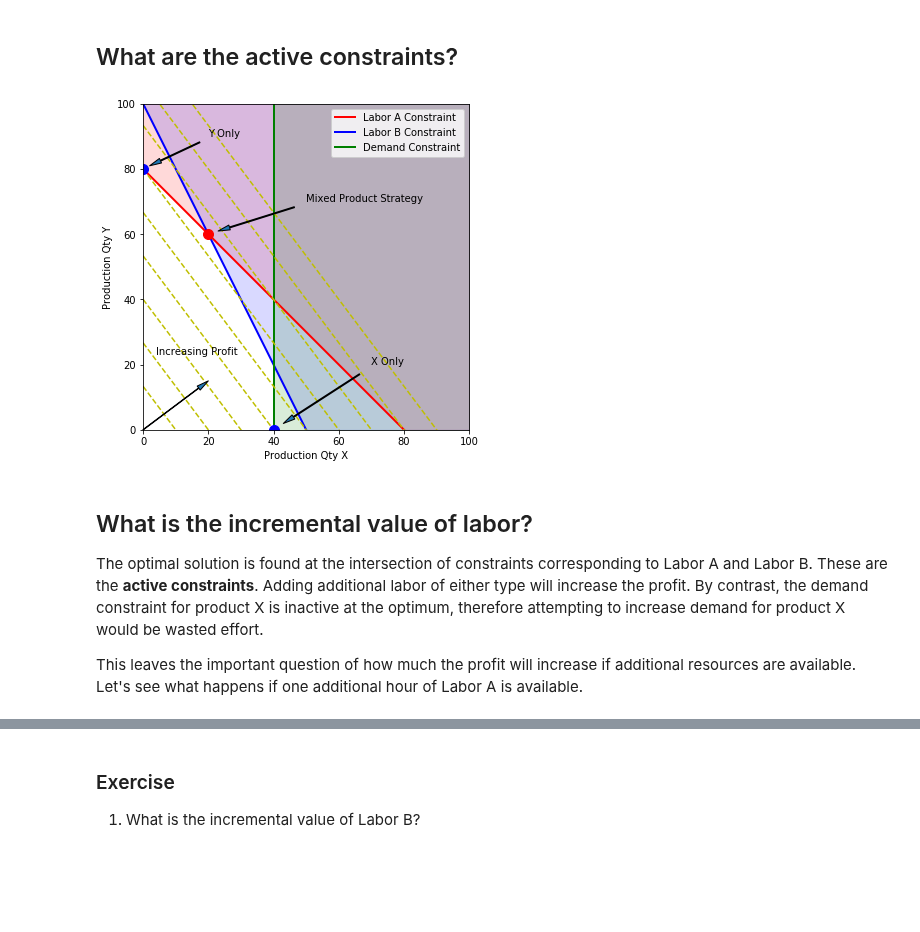
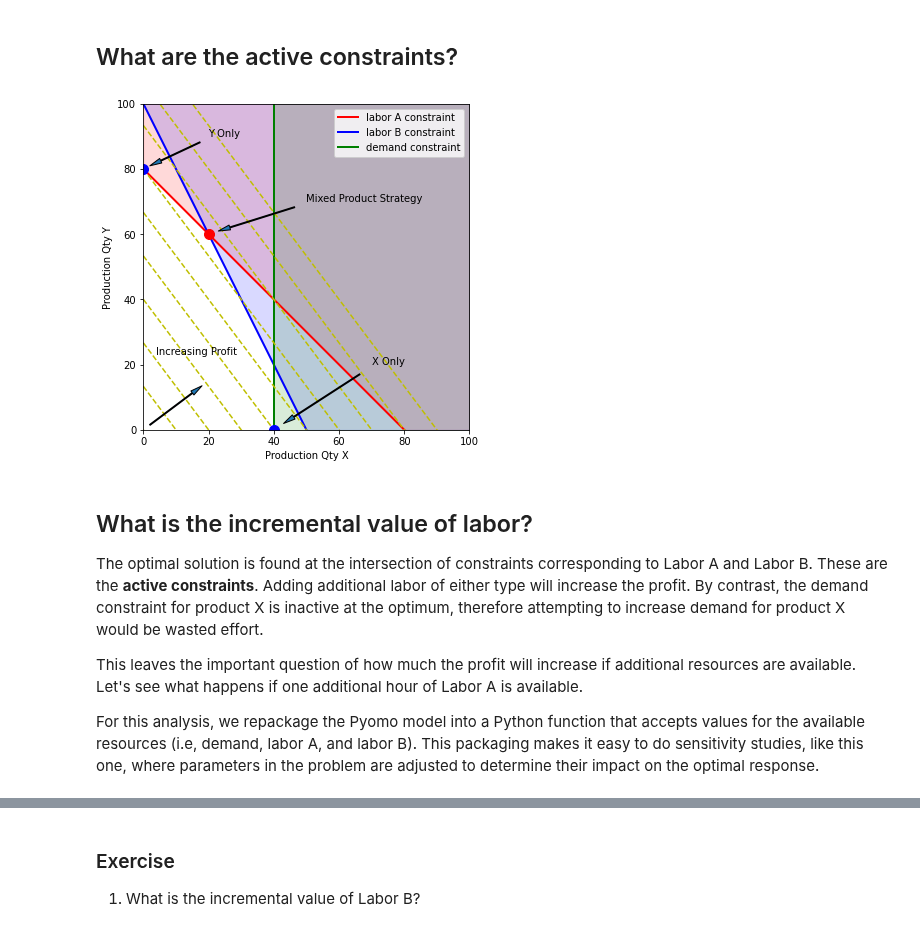
Before and after one commit to jckantor/cbe30338-book, a Jupyter notebook: _build/jupyter_execute/notebooks/05.01-Linear-Production-Model.ipynb, the cells around one changed output, grey strips where cells are left out. Saved outputs shown, nothing was run; the diff lists cells and outputs as text; code cells hidden in the pictures; blank space fills up the shorter version.

```diff
--- a/_build/jupyter_execute/notebooks/05.01-Linear-Production-Model.ipynb
+++ b/_build/jupyter_execute/notebooks/05.01-Linear-Production-Model.ipynb
@@ -208,62 +168,63 @@ The mixed product strategy earns more profit than either of the single product s
 # %% [markdown]
 ## What are the active constraints?
 # %%
-%matplotlib inline
-from pylab import *
+import matplotlib.pyplot as plt
+import numpy as np
 
-figure(figsize=(6,6))
-subplot(111, aspect='equal')
-axis([0,100,0,100])
-xlabel('Production Qty X')
-ylabel('Production Qty Y')
+fig, ax = plt.subplots(1, 1, figsize=(6,6))
+ax.set_aspect('equal')
+ax.set_xlim(0, 100)
+ax.set_ylim(0, 100)
+ax.set_xlabel('Production Qty X')
+ax.set_ylabel('Production Qty Y')
 
-# Labor A constraint
-x = array([0,80])
+# labor A constraint
+x = np.array([0, 80])
 y = 80 - x
-plot(x,y,'r',lw=2)
-fill_between([0,80,100],[80,0,0],[100,100,100],color='r',alpha=0.15)
+ax.plot(x, y , 'r', lw=2, label="labor A constraint")
+ax.fill_between([0, 80, 100], [80, 0,0 ], [100, 100, 100], color='r', alpha=0.15)
 
-# Labor B constraint
-x = array([0,50])
+# labor B constraint
+x = np.array([0, 50])
 y = 100 - 2*x
-plot(x,y,'b',lw=2)
-fill_between([0,50,100],[100,0,0],[100,100,100],color='b',alpha=0.15)
+ax.plot(x, y, 'b', lw=2, label="labor B constraint")
+ax.fill_between([0, 50, 100], [100, 0, 0], [100, 100, 100], color='b', alpha=0.15)
 
-# Demand constraint
-plot([40,40],[0,100],'g',lw=2)
-fill_between([40,100],[0,0],[100,100],color='g',alpha=0.15)
+# demand constraint
+ax.plot([40, 40], [0, 100], 'g', lw=2, label="demand constraint")
+ax.fill_between([40, 100], [0, 0], [100, 100], color='g', alpha=0.15)
 
-legend(['Labor A Constraint','Labor B Constraint','Demand Constraint'])
+ax.legend()
 
 # Contours of constant profit
-x = array([0,100])
-for p in linspace(0,3600,10):
+x = np.array([0, 100])
+for p in np.linspace(0, 3600, 10):
     y = (p - 40*x)/30
-    plot(x,y,'y--')
+    ax.plot(x, y, 'y--')
 
-# Optimum
-plot(20,60,'r.',ms=20)
-annotate('Mixed Product Strategy', xy=(20,60), xytext=(50,70),
-         arrowprops=dict(shrink=.1,width=1,headwidth=5))
+# annotations
+arrowprops = {"shrink": 0.1, "width": 1, "headwidth": 5}
 
-plot(0,80,'b.',ms=20)
-annotate('Y Only', xy=(0,80), xytext=(20,90),
-         arrowprops=dict(shrink=0.1,width=1,headwidth=5))
+ax.plot(20, 60, 'r.', ms=20)
+ax.annotate('Mixed Product Strategy', xy=(20, 60), xytext=(50, 70), arrowprops=arrowprops)
 
-plot(40,0,'b.',ms=20)
-annotate('X Only', xy=(40,0), xytext=(70,20),
-         arrowprops=dict(shrink=0.1,width=1,headwidth=5))
+ax.plot(0, 80, 'b.', ms=20)
+ax.annotate('Y Only', xy=(0,80), xytext=(20,90), arrowprops=arrowprops)
 
-text(4,23,'Increasing Profit')
-annotate('', xy=(20,15), xytext=(0,0),
-         arrowprops=dict(width=0.5,headwidth=5))
+ax.plot(40,0,'b.',ms=20)
+ax.annotate('X Only', xy=(40,0), xytext=(70,20), arrowprops=arrowprops)
 
-savefig('figures/LPprob01.png', bbox_inches='tight')
+ax.text(4,23,'Increasing Profit')
+ax.annotate('', xy=(20,15), xytext=(0,0), arrowprops=arrowprops)
+
+plt.savefig('figures/LPprob01.png', bbox_inches='tight')
 # %% [output]
-[figure, old version]
+[figure, new version]
 # %% [markdown]
 ## What is the incremental value of labor?
 
 The optimal solution is found at the intersection of constraints corresponding to Labor A and Labor B.  These are the **active constraints**. Adding additional labor of either type will increase the profit.  By contrast, the demand constraint for product X is inactive at the optimum, therefore attempting to increase demand for product X would be wasted effort.
 
 This leaves the important question of how much the profit will increase if additional resources are available. Let's see what happens if one additional hour of Labor A is available.
+
+For this analysis, we repackage the Pyomo model into a Python function that accepts values for the available resources (i.e, demand, labor A, and labor B). This packaging makes it easy to do sensitivity studies, like this one, where parameters in the problem are adjusted to determine their impact on the optimal response.
```
Also changed, not shown: parts of 13 cells of this notebook, 7 other files.
